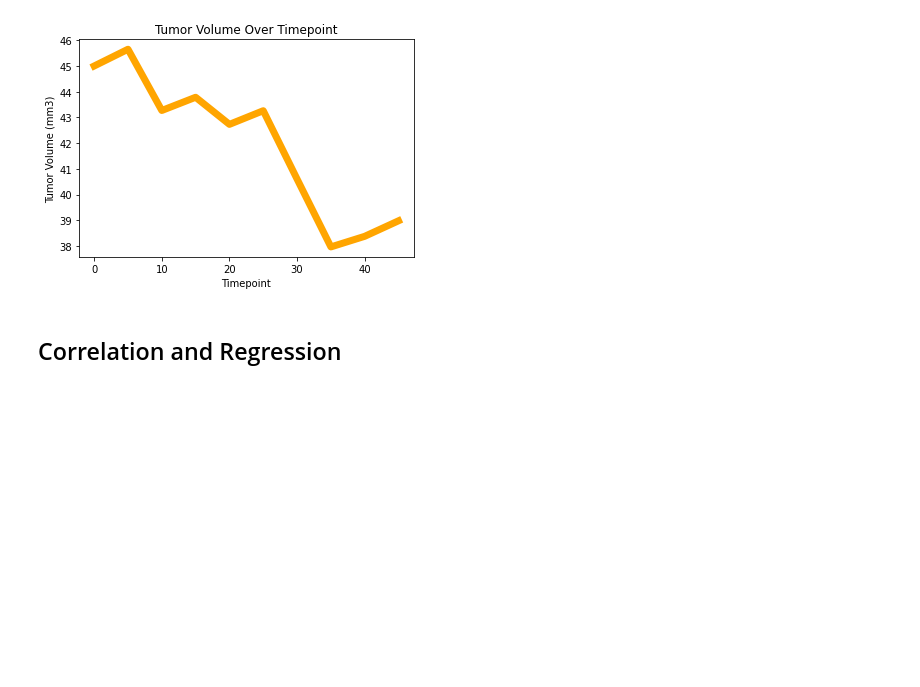
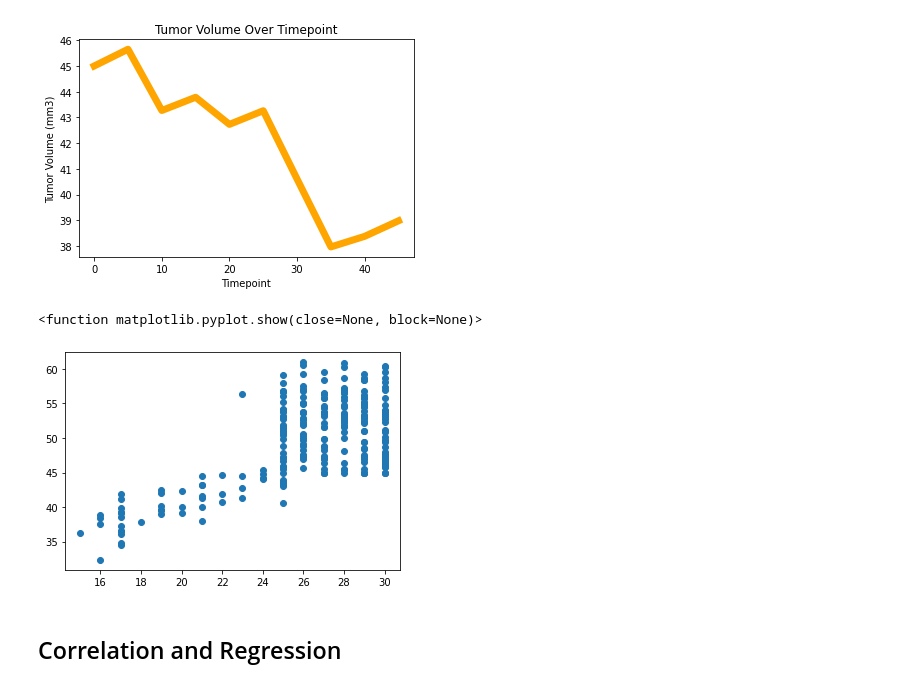
Before and after one commit to migheljackson/matplotlib-challenge, a Jupyter notebook: pymaceuticals_starter.ipynb, the cells around one changed output. Saved outputs shown, nothing was run; the diff lists cells and outputs as text; code cells hidden in the pictures; blank space fills up the shorter version.

Commit message:
Added tvol vs weight scatter plot

```diff
--- a/pymaceuticals_starter.ipynb
+++ b/pymaceuticals_starter.ipynb
@@ -486,6 +486,16 @@ plt.show
 [figure]
 # %%
 # Generate a scatter plot of average tumor volume vs. mouse weight for the Capomulin regimen
+tvol_weight_list=["Tumor Volume (mm3)","Weight (g)"]
+mean_tvol_weight=study_data_clean.groupby("Mouse ID")[focus].mean()
+plt.title('Average Tumor Volume By Weight')
+plt.ylabel()
+plt.xlabel
+plt.scatter(mean_tvol_weight["Weight (g)"],mean_tvol_weight["Tumor Volume (mm3)"])
+plt.show
+# %% [output]
+<function matplotlib.pyplot.show(close=None, block=None)>
+[figure, added]
 # %% [markdown]
 ## Correlation and Regression
 # %%
```
Also changed, not shown: parts of 1 cell of this notebook.
